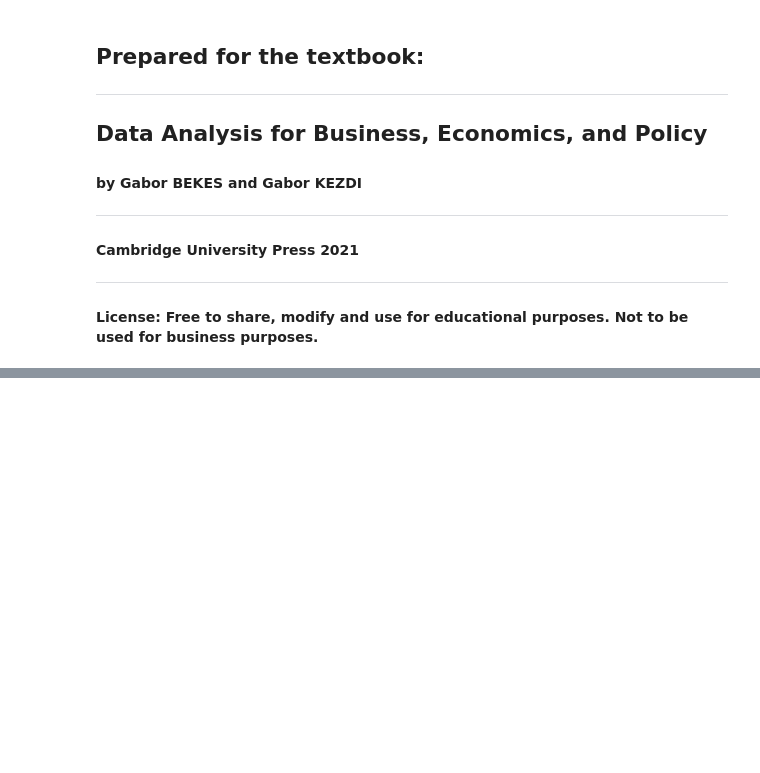
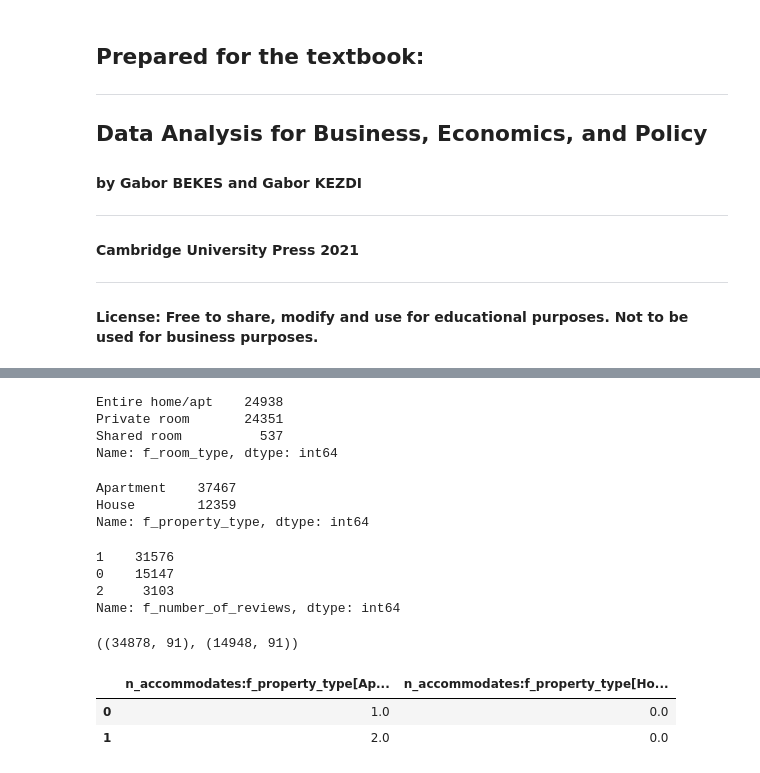
Before and after one commit to zholler/da_case_studies, a Jupyter notebook: ch16-airbnb-random-forest/Ch16_airbnb_random_forest.ipynb, the cells around one changed output, grey strips where cells are left out. Saved outputs shown, nothing was run; the diff lists cells and outputs as text; code cells hidden in the pictures; blank space fills up the shorter version.

```diff
--- a/ch16-airbnb-random-forest/Ch16_airbnb_random_forest.ipynb
+++ b/ch16-airbnb-random-forest/Ch16_airbnb_random_forest.ipynb
@@ -41,0 +116,20 @@ data=pd.read_csv(data_in+"airbnb_"+area+"_workfile_db.csv")
+# %%
+data.f_room_type.value_counts()
+# %% [output]
+Entire home/apt    24938
+Private room       24351
+Shared room          537
+Name: f_room_type, dtype: int64
+# %%
+data.f_property_type.value_counts()
+# %% [output]
+Apartment    37467
+House        12359
+Name: f_property_type, dtype: int64
+# %%
+data.f_number_of_reviews.value_counts()
+# %% [output]
+1    31576
+0    15147
+2     3103
+Name: f_number_of_reviews, dtype: int64
@@ -41,0 +144,4 @@ data=pd.read_csv(data_in+"airbnb_"+area+"_workfile_db.csv")
+# %%
+data_train.shape, data_holdout.shape
+# %% [output]
+((34878, 91), (14948, 91))
@@ -41,0 +172,7 @@ data=pd.read_csv(data_in+"airbnb_"+area+"_workfile_db.csv")
+# %%
+## Testing patsylearn data transform
+PatsyTransformer("n_accommodates:f_property_type", return_type="dataframe").fit_transform(data).head(2)
+# %% [output]
+|  | n_accommodates:f_property_type[Ap... | n_accommodates:f_property_type[Ho... |
+| 0 | 1.0 | 0.0 |
+| 1 | 2.0 | 0.0 |
```
Also changed, not shown: parts of 21 cells of this notebook, 1 other file.
